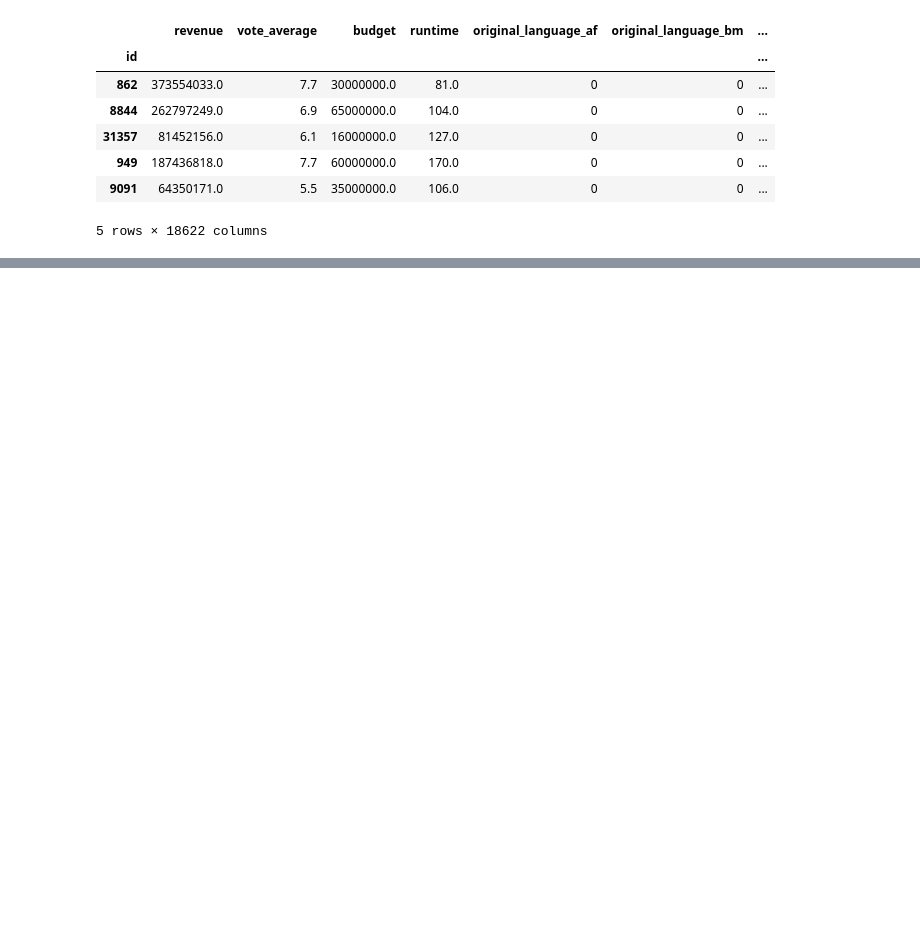
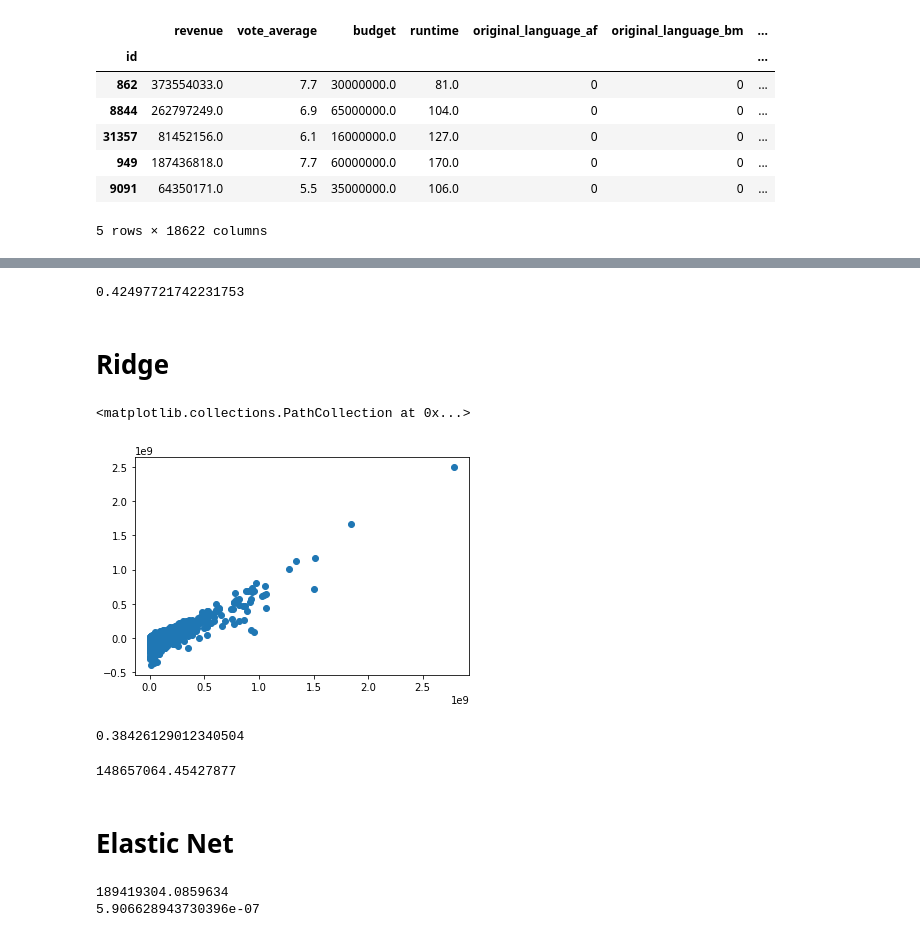
Before and after one commit to alecarreche/movies, a Jupyter notebook: models.ipynb, the cells around one changed output, grey strips where cells are left out. Saved outputs shown, nothing was run; the diff lists cells and outputs as text; code cells hidden in the pictures; blank space fills up the shorter version.

Commit message:
ridge and EN

```diff
--- a/models.ipynb
+++ b/models.ipynb
@@ -94,0 +180,29 @@ explained_variance_score(y_test, y_pred)
+# %%
+explained_variance_score(y_test_log, y_log_pred)
+# %% [output]
+0.42497721742231753
+# %% [markdown]
+# Ridge
+# %%
+ridge_model = RidgeCV(normalize=True, cv=10).fit(X_train, y_train)
+y_pred = ridge_model.predict(X_test)
+print(np.sqrt(mean_squared_error(y_test, y_pred)))
+print(explained_variance_score(y_test, y_pred))
+
+resids = y_test - y_pred
+df_resids = pd.DataFrame({"resids" : resids, "revenue" : y_test})
+df_resids.sort_values(by="revenue", inplace=True)
+plt.scatter(df_resids["revenue"], df_resids["resids"])
+# %% [output]
+<matplotlib.collections.PathCollection at 0x...>
+[figure, added]
+# %%
+explained_variance_score(y_test, y_pred)
+# %% [output]
+0.38426129012340504
+# %%
+np.sqrt(mean_squared_error(y_test, y_pred))
+# %% [output]
+148657064.45427877
+# %% [markdown]
+# Elastic Net
@@ -94,0 +211,7 @@ explained_variance_score(y_test, y_pred)
+# %%
+y_pred = EN_model.predict(X_test)
+print(np.sqrt(mean_squared_error(y_test, y_pred)))
+print(explained_variance_score(y_test, y_pred))
+# %% [output]
+189419304.0859634
+5.906628943730396e-07
```
Also changed, not shown: parts of 22 cells of this notebook.
